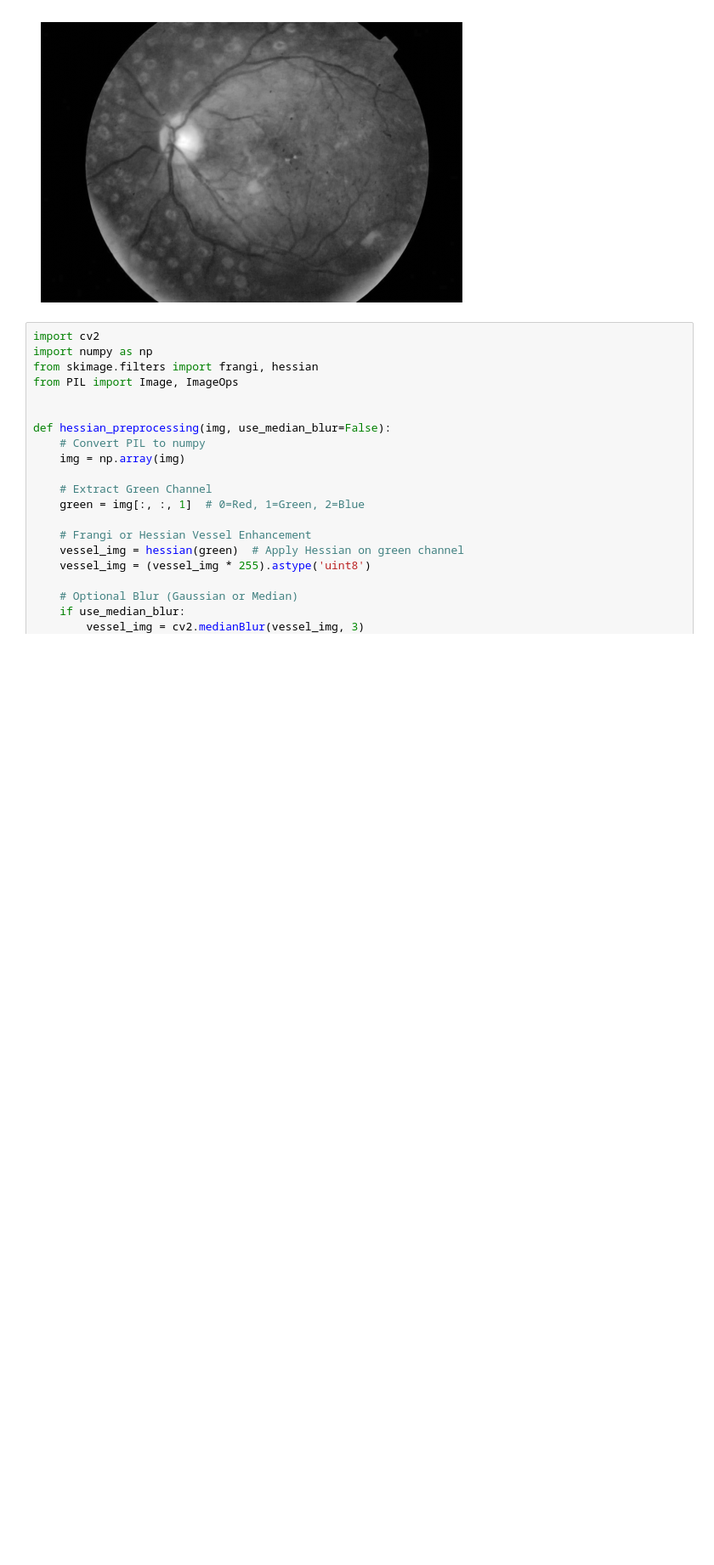
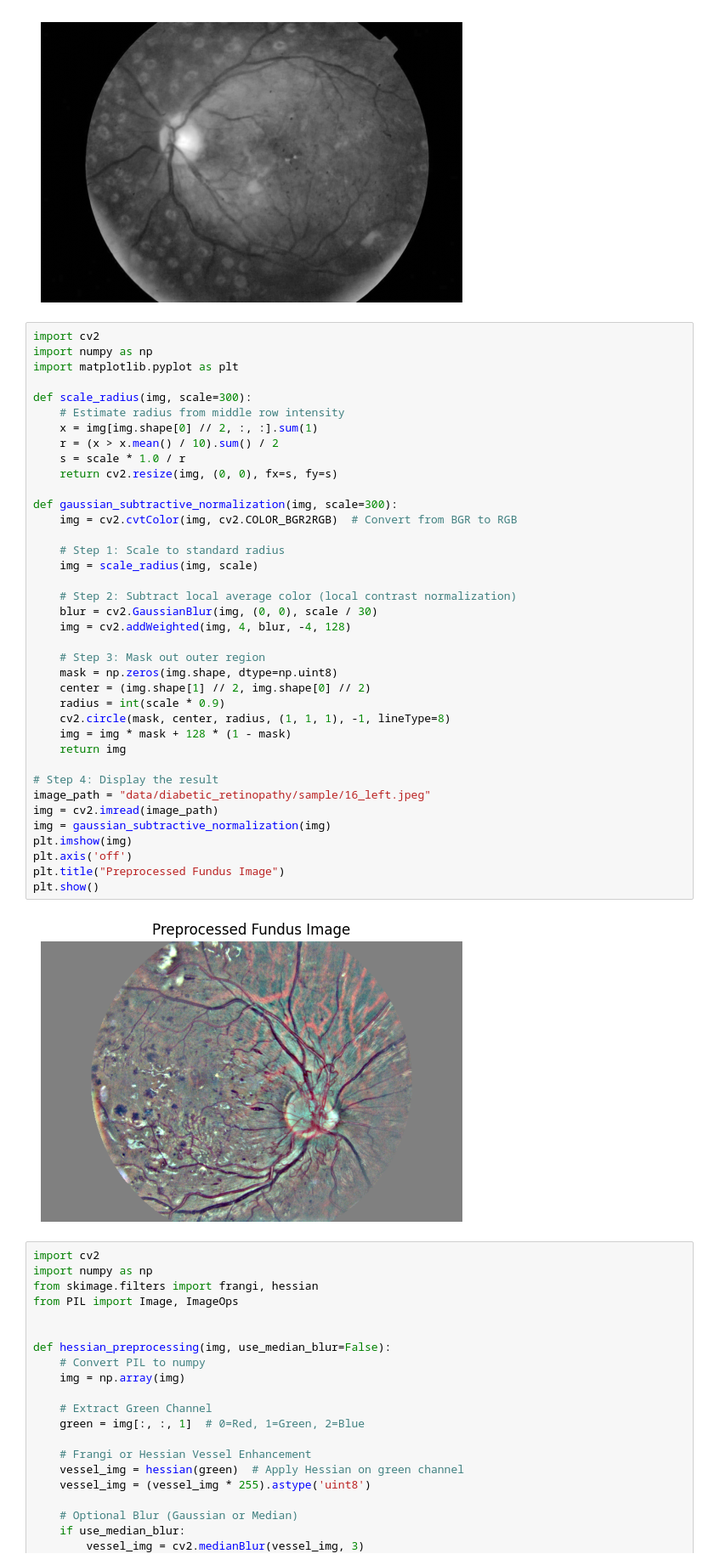
Before and after one commit to rymayl33/Diabetic_Retinopathy_Preprocessing, a Jupyter notebook: data.ipynb, the cells around one changed output. Shown at 85% size. Cells and saved outputs as stored; diff of their text form; blank space fills up the shorter version.

Commit message:
Add gaussian subtractive normalization to utils.py.

```diff
--- a/data.ipynb
+++ b/data.ipynb
@@ -218,6 +218,46 @@ plt.show()
 # %% [output]
 [figure]
 [figure]
+# %%
+import cv2
+import numpy as np
+import matplotlib.pyplot as plt
+
+def scale_radius(img, scale=300):
+    # Estimate radius from middle row intensity
+    x = img[img.shape[0] // 2, :, :].sum(1)
+    r = (x > x.mean() / 10).sum() / 2
+    s = scale * 1.0 / r
+    return cv2.resize(img, (0, 0), fx=s, fy=s)
+
+def gaussian_subtractive_normalization(img, scale=300):
+    img = cv2.cvtColor(img, cv2.COLOR_BGR2RGB)  # Convert from BGR to RGB
+
+    # Step 1: Scale to standard radius
+    img = scale_radius(img, scale)
+
+    # Step 2: Subtract local average color (local contrast normalization)
+    blur = cv2.GaussianBlur(img, (0, 0), scale / 30)
+    img = cv2.addWeighted(img, 4, blur, -4, 128)
+
+    # Step 3: Mask out outer region
+    mask = np.zeros(img.shape, dtype=np.uint8)
+    center = (img.shape[1] // 2, img.shape[0] // 2)
+    radius = int(scale * 0.9)
+    cv2.circle(mask, center, radius, (1, 1, 1), -1, lineType=8)
+    img = img * mask + 128 * (1 - mask)
+    return img
+
+# Step 4: Display the result
+image_path = "data/diabetic_retinopathy/sample/16_left.jpeg"
+img = cv2.imread(image_path)
+img = gaussian_subtractive_normalization(img)
+plt.imshow(img)
+plt.axis('off')
+plt.title("Preprocessed Fundus Image")
+plt.show()
+# %% [output]
+[figure, added]
 # %%
 import cv2
 import numpy as np
```
Also changed, not shown: 2 other files.
